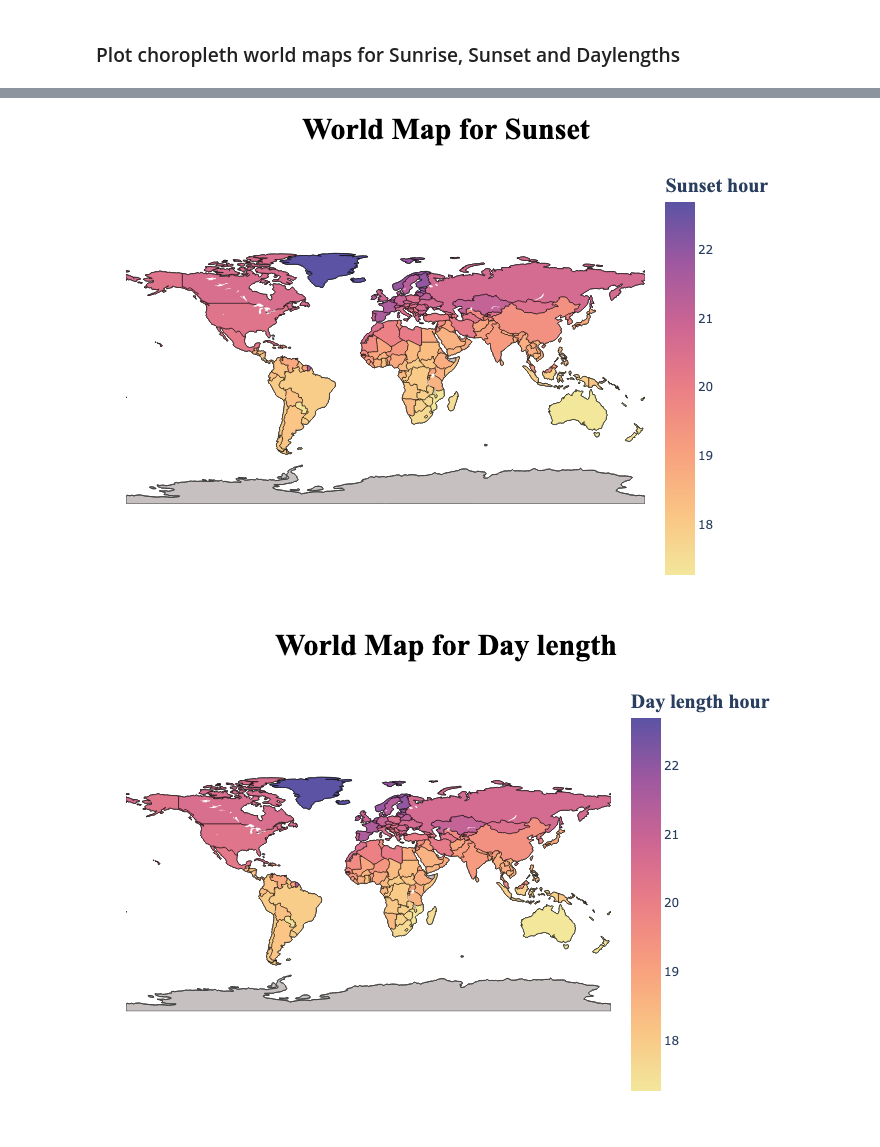
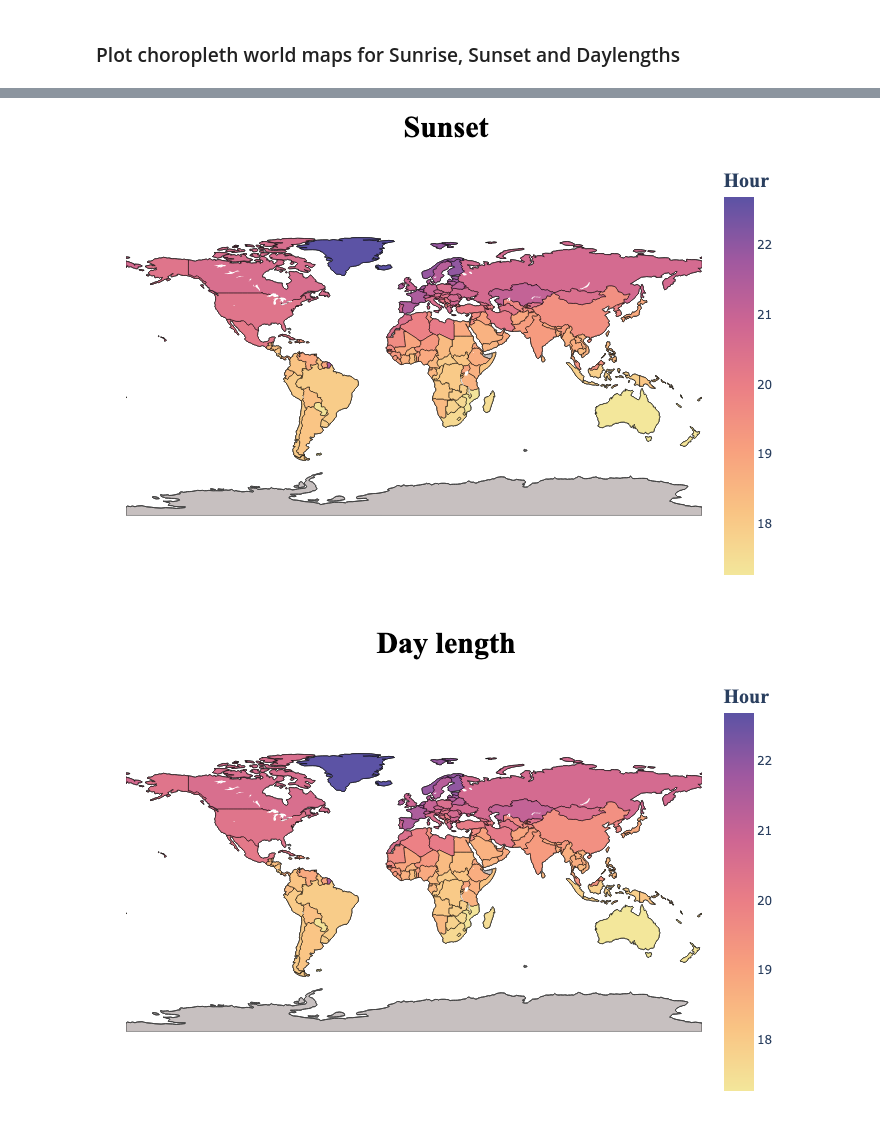
Before and after one commit to snaveerafrizvi/Sunsets-and-Sunrises, a Jupyter notebook: Sunsets_and_sunrises.ipynb, the cells around one changed output, grey strips where cells are left out. Drawn from its saved outputs; the diff is of its cells as text; code cells hidden in the pictures.

```diff
--- a/Sunsets_and_sunrises.ipynb
+++ b/Sunsets_and_sunrises.ipynb
@@ -318,11 +318,11 @@ def map(col):
         reversescale=True,
         marker_line_color='black',
         marker_line_width=0.5,
-        colorbar=dict(title={'text':'<b>'+col+ ' hour </b>','font':{'size':20,'family':'serif'}})
+        colorbar=dict(title={'text':'<b>Hour </b>','font':{'size':20,'family':'serif'}})
         ))
 
     fig.update_layout(
-        title_text='<b>World Map for '+col,
+        title_text='<b>'+col,
         titlefont=dict(size =30, color='black', family='serif'),
         title_x=0.5,
         geo=dict(
@@ -332,7 +332,7 @@ def map(col):
         showcoastlines=True,
         bgcolor='rgb(255,255,255)' #customize background color to our default value
         ),
-        margin=dict(l=30, r=30, t=50, b=30),
+        margin=dict(l=30, r=30, t=45, b=30),
         paper_bgcolor='rgb(255,255,255)',
     )
 
@@ -348,5 +348,5 @@ map("Day length")
-[figure, old version]
+[figure, new version]
-[figure, old version]
+[figure, new version]
 # %%
 #Convert to pdf
 ! jupyter nbconvert --to webpdf --no-input Sunsets_and_sunrises.ipynb
```
Also changed, not shown: parts of 4 cells of this notebook.
